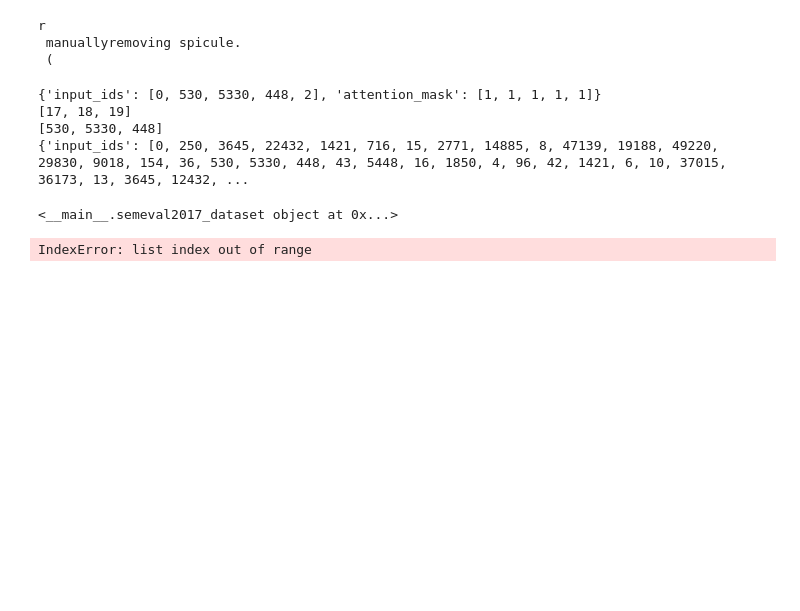
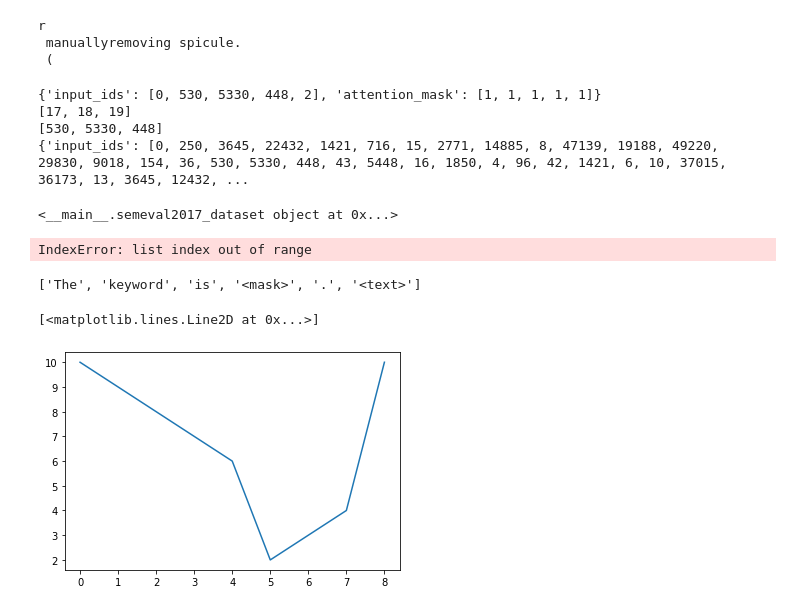
Before and after one commit to namezhenzhang/KeyPhrase_Extraction, a Jupyter notebook: read_semeval.ipynb, the cells around one changed output. Saved outputs shown, nothing was run; the diff lists cells and outputs as text; code cells hidden in the pictures; blank space fills up the shorter version.

```diff
--- a/read_semeval.ipynb
+++ b/read_semeval.ipynb
@@ -182,3 +231,20 @@ dataset.load_data_from(datadir_test)
 # %% [output]
 <__main__.semeval2017_dataset object at 0x...>
 IndexError: list index out of range
+# %%
+template_path = r"datasets\semeval2017\templates.txt"
+with open(template_path,'r',encoding='utf-8') as f:
+    templates = [line.strip().split() for line in f]
+    template = templates[0]
+template
+# %% [output]
+['The', 'keyword', 'is', '<mask>', '.', '<text>']
+# %%
+import numpy as np
+import matplotlib.pyplot as plt
+loss = [10,9,8,7,6,2,3,4,10]
+
+plt.plot(loss)
+# %% [output]
+[<matplotlib.lines.Line2D at 0x...>]
+[figure, added]
```
Also changed, not shown: parts of 7 cells of this notebook, 4 other files.
